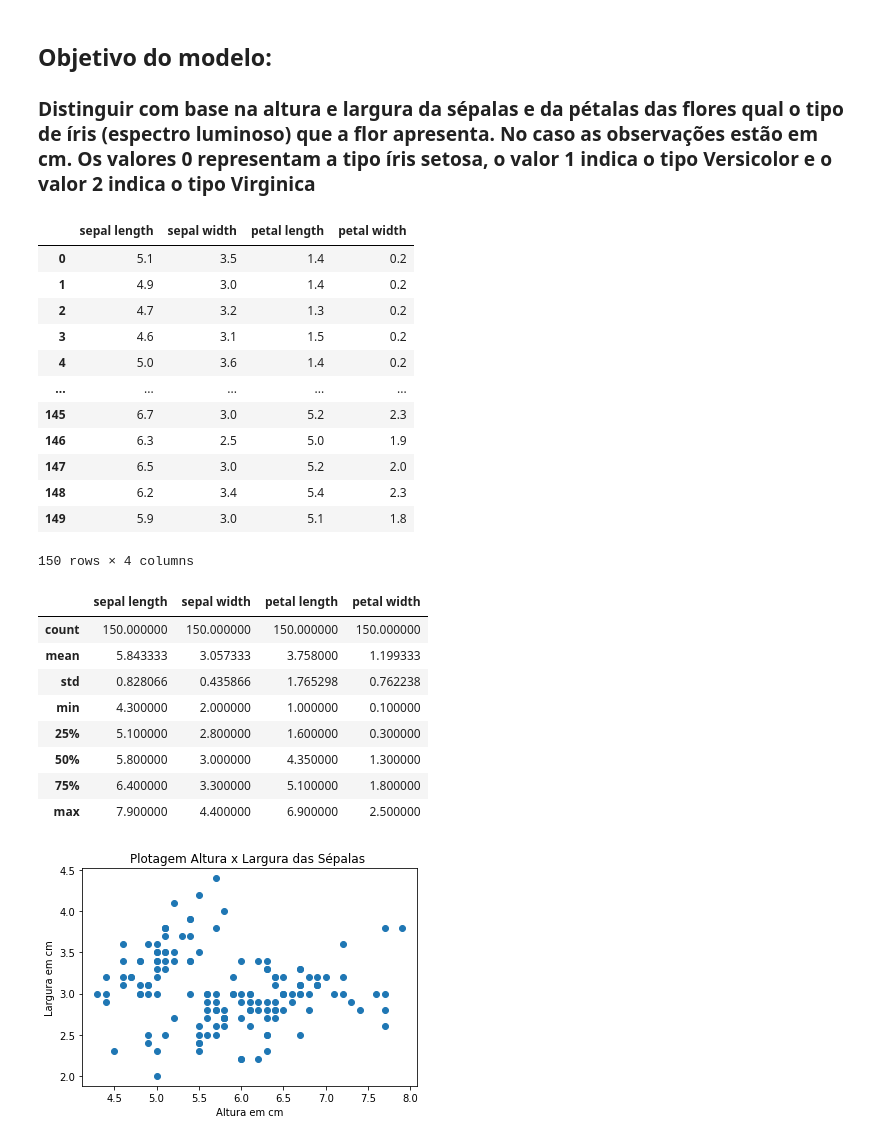
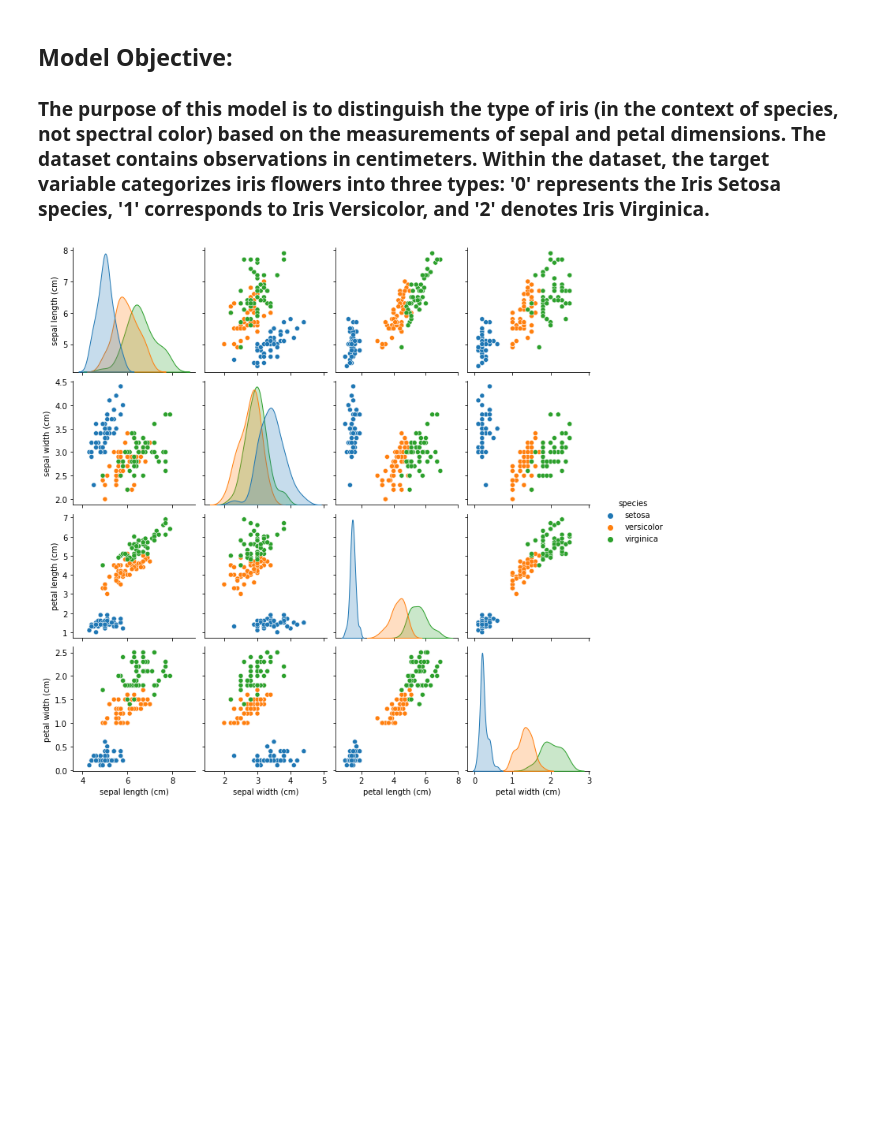
Before and after one commit to ViniciusGomes99/KnnIris, a Jupyter notebook: project-machine-learning-iris.ipynb, the cells around one changed output. Drawn from its saved outputs; the diff is of its cells as text; code cells hidden in the pictures; blank space fills up the shorter version.

```diff
--- a/project-machine-learning-iris.ipynb
+++ b/project-machine-learning-iris.ipynb
@@ -1,4 +1,4 @@
 # %% [markdown]
-## Objetivo do modelo:
-### Distinguir com base na altura e largura da sépalas e da pétalas das flores qual o tipo de íris (espectro luminoso) que a flor apresenta. No caso as observações estão em cm. Os valores 0 representam a tipo íris setosa, o valor 1 indica o tipo Versicolor e o valor 2 indica o tipo Virginica
+## Model Objective:
+### The purpose of this model is to distinguish the type of iris (in the context of species, not spectral color) based on the measurements of sepal and petal dimensions. The dataset contains observations in centimeters. Within the dataset, the target variable categorizes iris flowers into three types: '0' represents the Iris Setosa species, '1' corresponds to Iris Versicolor, and '2' denotes Iris Virginica.
 # %%
@@ -20,38 +17,10 @@ y = iris.target
 # %%
-# transformando array em uma dataframe para facilitar a plotagem de gráficos
-df = pd.DataFrame(x)
-df.columns = ['sepal length', 'sepal width', 'petal length', 'petal width']
-display(df)
-df.describe()
+# Create DataFrame
+df = pd.DataFrame(iris.data, columns=iris.feature_names)
+df['species'] = pd.Categorical.from_codes(iris.target, iris.target_names)
-# %% [output]
-|  | sepal length | sepal width | petal length | petal width |
-| 0 | 5.1 | 3.5 | 1.4 | 0.2 |
-| 1 | 4.9 | 3.0 | 1.4 | 0.2 |
-| 2 | 4.7 | 3.2 | 1.3 | 0.2 |
-| 3 | 4.6 | 3.1 | 1.5 | 0.2 |
-| 4 | 5.0 | 3.6 | 1.4 | 0.2 |
-| ... | ... | ... | ... | ... |
-| 145 | 6.7 | 3.0 | 5.2 | 2.3 |
-| 146 | 6.3 | 2.5 | 5.0 | 1.9 |
-| 147 | 6.5 | 3.0 | 5.2 | 2.0 |
-| 148 | 6.2 | 3.4 | 5.4 | 2.3 |
-| 149 | 5.9 | 3.0 | 5.1 | 1.8 |
-150 rows × 4 columns
-|  | sepal length | sepal width | petal length | petal width |
-| count | 150.000000 | 150.000000 | 150.000000 | 150.000000 |
-| mean | 5.843333 | 3.057333 | 3.758000 | 1.199333 |
-| std | 0.828066 | 0.435866 | 1.765298 | 0.762238 |
-| min | 4.300000 | 2.000000 | 1.000000 | 0.100000 |
-| 25% | 5.100000 | 2.800000 | 1.600000 | 0.300000 |
-| 50% | 5.800000 | 3.000000 | 4.350000 | 1.300000 |
-| 75% | 6.400000 | 3.300000 | 5.100000 | 1.800000 |
-| max | 7.900000 | 4.400000 | 6.900000 | 2.500000 |
 # %%
-fig, ax = plt.subplots()
-ax.scatter(df['sepal length'], df['sepal width'])
-plt.title("Plotagem Altura x Largura das Sépalas ")
-plt.xlabel("Altura em cm" )
-plt.ylabel("Largura em cm")
+# EDA: Pairplot
+sns.pairplot(df, hue='species')
 plt.show()
 # %% [output]
-[figure, old version]
+[figure, new version]
```
Also changed, not shown: parts of 11 cells of this notebook.
